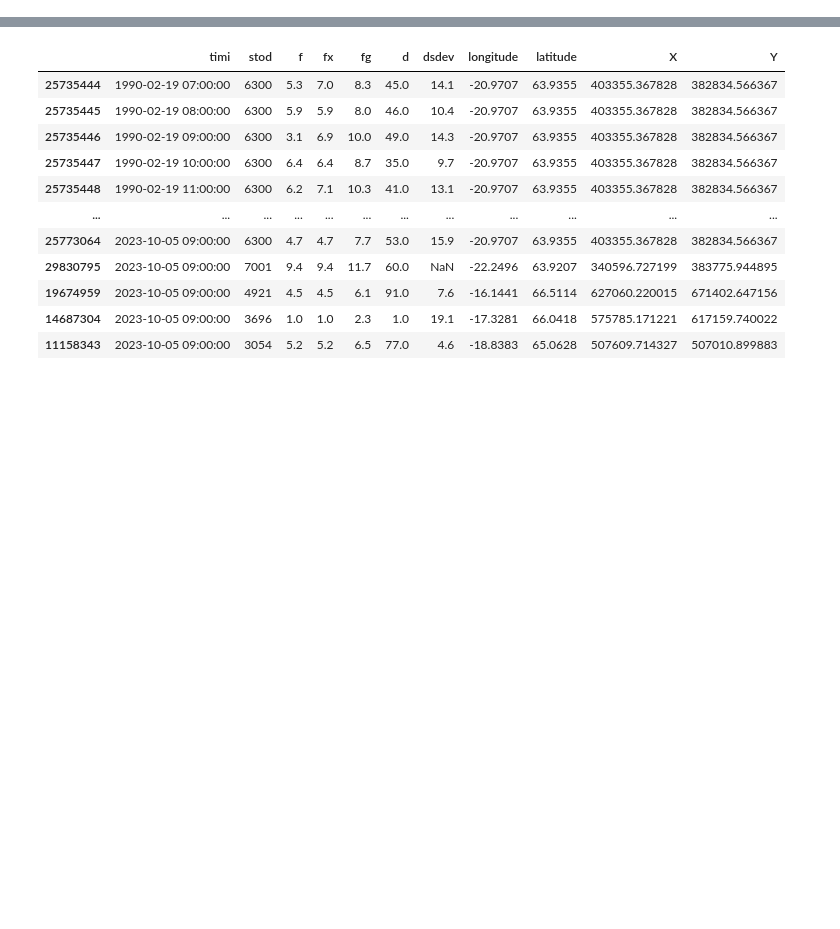
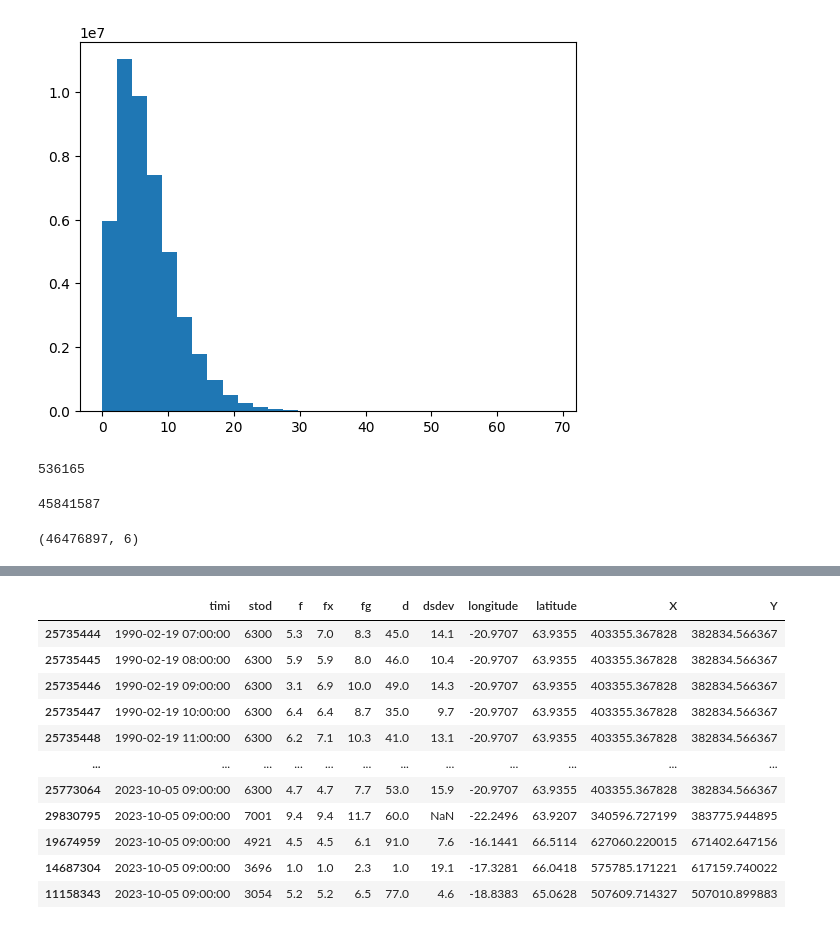
Before and after one commit to BrynjarGeir/lokaverkefni_vel, a Jupyter notebook: code/process_data/findNails.ipynb, the cells around one changed output, grey strips where cells are left out. Cells and saved outputs as stored; diff of their text form; code cells hidden in the pictures; blank space fills up the shorter version.

```diff
--- a/code/process_data/findNails.ipynb
+++ b/code/process_data/findNails.ipynb
@@ -13,0 +11,5 @@ df_merged = pd.read_feather(mergedPath)
+# %%
+maelingaskra = 'D:/Skóli/lokaverkefni_vel/data/Vedurstofa/combined_klst.feather'
+maelinga_df = pd.read_feather(maelingaskra)
+maelinga_df = maelinga_df.drop(26953001, axis = 0)
+maelinga_df.timi = pd.to_datetime(maelinga_df.timi)
@@ -14,2 +82,17 @@ df_merged = pd.read_feather(mergedPath)
+# %%
+plt.hist(maelinga_df.fx, bins = 30)
+plt.show()
+# %% [output]
+[figure, added]
+# %%
+sum(maelinga_df.fx.isna())
+# %% [output]
+536165
+# %%
+sum(maelinga_df.fx > 20)
+# %% [output]
+45841587
 # %%
-df_vedur_klst.shape
+maelinga_df.shape
+# %% [output]
+(46476897, 6)
```
Also changed, not shown: parts of 28 cells of this notebook, 2 other files.
